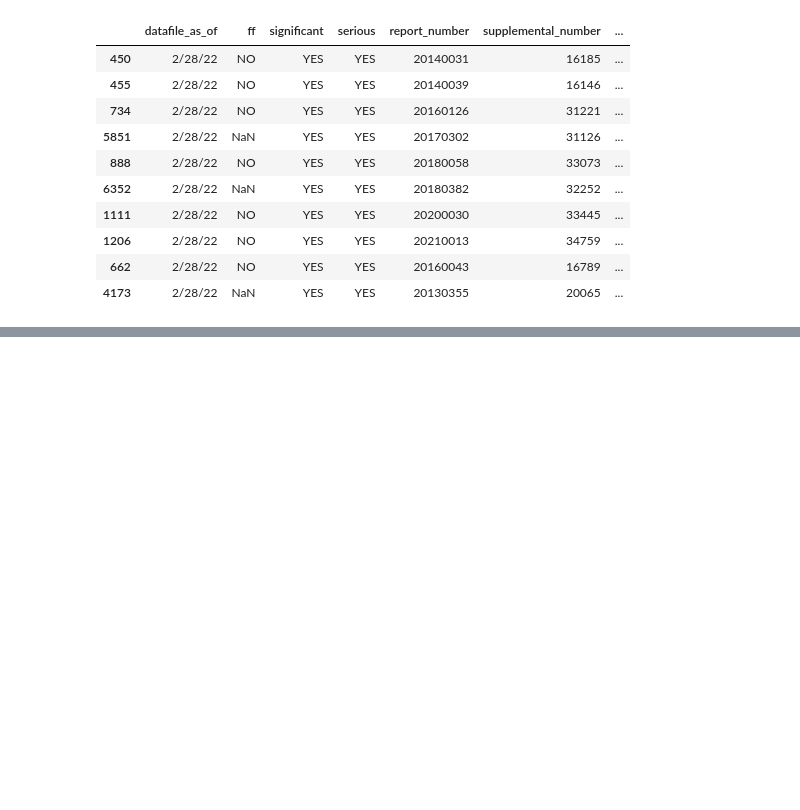
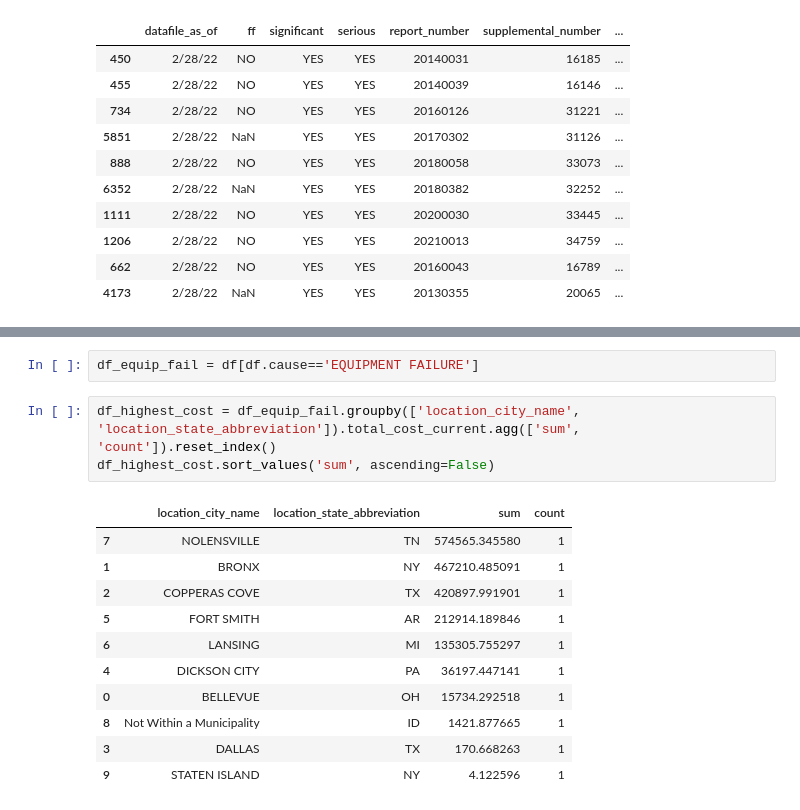
Before and after one commit to jessieblaeser/Pipeline-Incident-Map, a Jupyter notebook: analysis/areas-of-interest-after-2010.ipynb, the cells around one changed output, grey strips where cells are left out. Saved outputs shown, nothing was run; the diff lists cells and outputs as text; blank space fills up the shorter version.

```diff
--- a/analysis/areas-of-interest-after-2010.ipynb
+++ b/analysis/areas-of-interest-after-2010.ipynb
@@ -174,0 +230,17 @@ df.sort_values('injure', ascending=False).head(10)
+# %%
+df_equip_fail = df[df.cause=='EQUIPMENT FAILURE']
+# %%
+df_highest_cost = df_equip_fail.groupby(['location_city_name', 'location_state_abbreviation']).total_cost_current.agg(['sum', 'count']).reset_index()
+df_highest_cost.sort_values('sum', ascending=False)
+# %% [output]
+|  | location_city_name | location_state_abbreviation | sum | count |
+| 7 | NOLENSVILLE | TN | 574565.345580 | 1 |
+| 1 | BRONX | NY | 467210.485091 | 1 |
+| 2 | COPPERAS COVE | TX | 420897.991901 | 1 |
+| 5 | FORT SMITH | AR | 212914.189846 | 1 |
+| 6 | LANSING | MI | 135305.755297 | 1 |
+| 4 | DICKSON CITY | PA | 36197.447141 | 1 |
+| 0 | BELLEVUE | OH | 15734.292518 | 1 |
+| 8 | Not Within a Municipality | ID | 1421.877665 | 1 |
+| 3 | DALLAS | TX | 170.668263 | 1 |
+| 9 | STATEN ISLAND | NY | 4.122596 | 1 |
```
Also changed, not shown: parts of 9 cells of this notebook, 3 other files.
